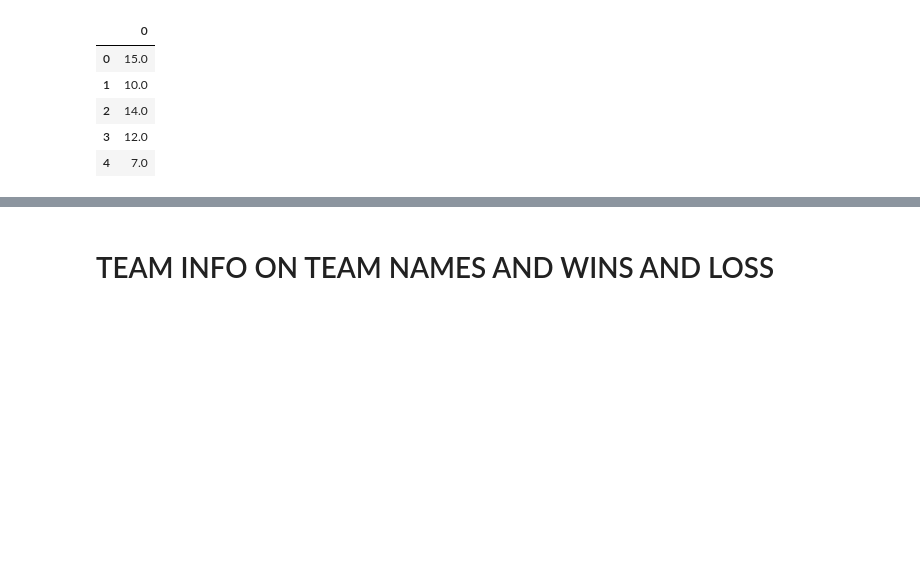
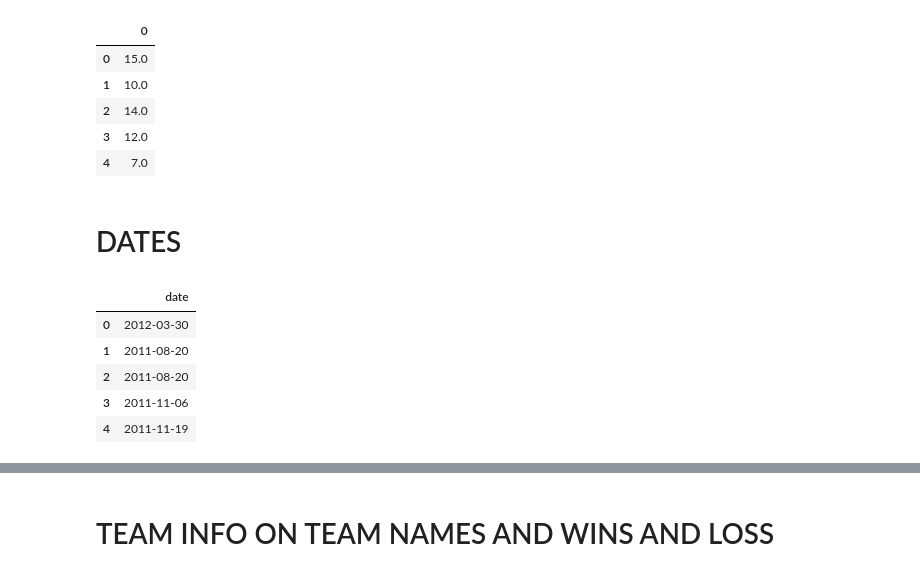
Before and after one commit to jeffersonzaki/dc-ds-010620, a Jupyter notebook: Mod2-SummativeLab/Mod2Lab.ipynb, the cells around one changed output, grey strips where cells are left out. Saved outputs shown, nothing was run; the diff lists cells and outputs as text; code cells hidden in the pictures; blank space fills up the shorter version.

```diff
--- a/Mod2-SummativeLab/Mod2Lab.ipynb
+++ b/Mod2-SummativeLab/Mod2Lab.ipynb
@@ -113,3 +125,22 @@ total_loss.head()
 | 2 | 14.0 |
 | 3 | 12.0 |
 | 4 | 7.0 |
+# %% [markdown]
+# DATES
+# %%
+home_dates_df = pd.read_sql_query("""
+SELECT Date as date
+FROM Matches
+WHERE Season LIKE 2011
+GROUP BY HomeTeam -- no dups
+""", conn)
+# %%
+home_dates_df.date = pd.to_datetime(home_dates_df.date) # Converting the date column to a datetime format
+home_dates_df.head()
+# %% [output]
+|  | date |
+| 0 | 2012-03-30 |
+| 1 | 2011-08-20 |
+| 2 | 2011-08-20 |
+| 3 | 2011-11-06 |
+| 4 | 2011-11-19 |
```
Also changed, not shown: parts of 21 cells of this notebook, 12 other files.
